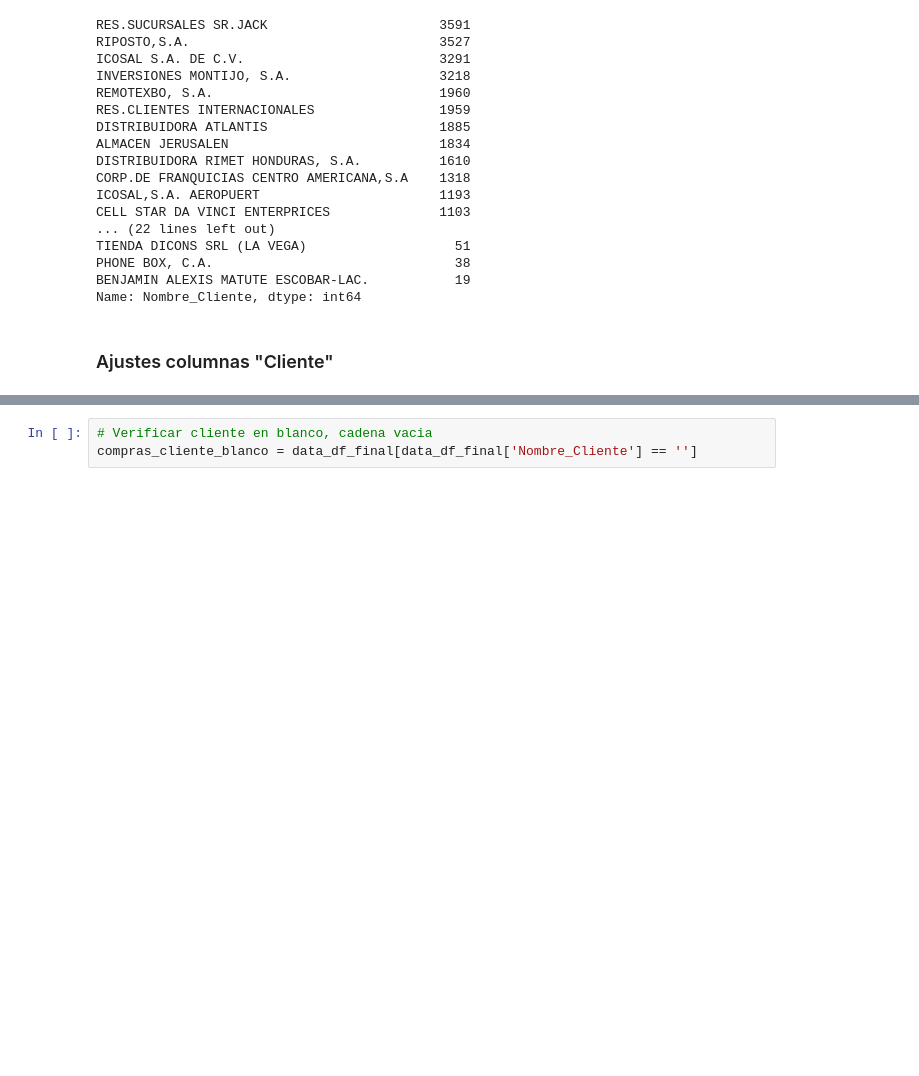
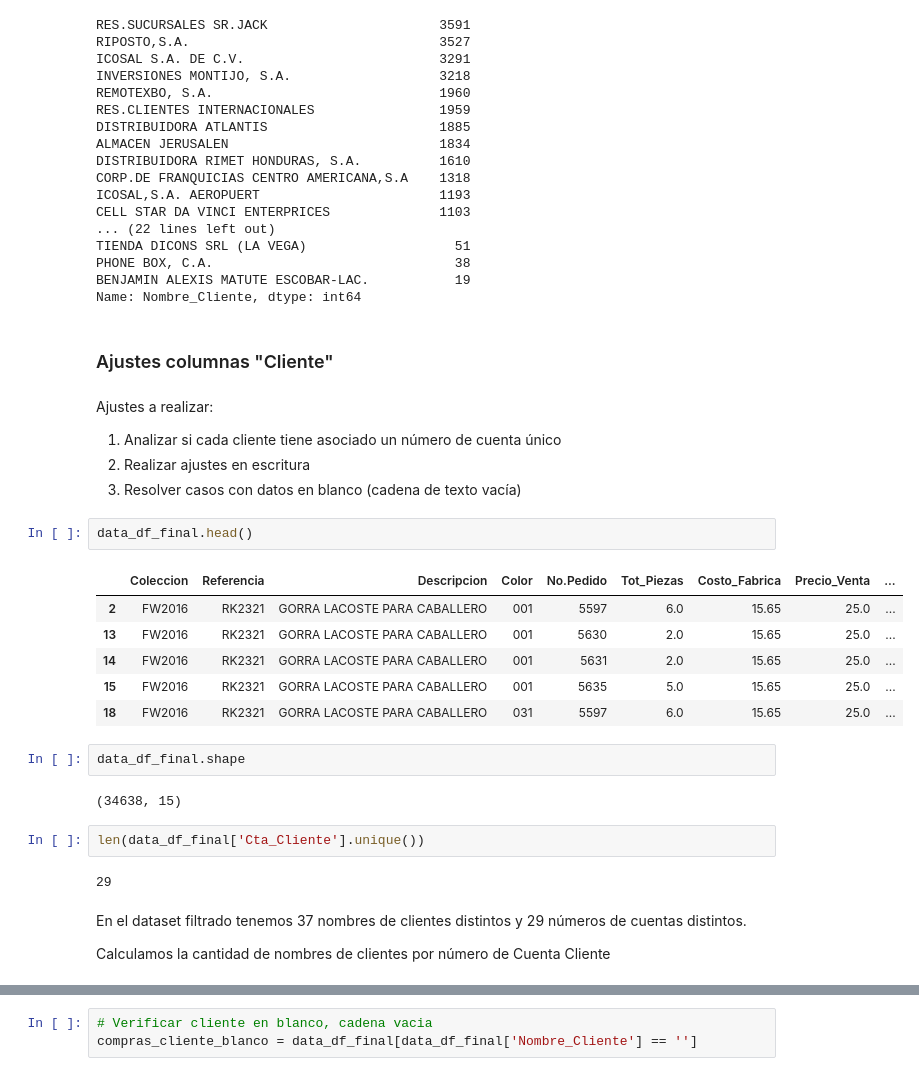
Before and after one commit to ThaylaLuzardo/Forecast_Compras, a Jupyter notebook: notebooks/Data analisis.ipynb, the cells around one changed output, grey strips where cells are left out. Cells and saved outputs as stored; diff of their text form; blank space fills up the shorter version.

Commit message:
analisis correspondencia entre cta cliente y nombre

```diff
--- a/notebooks/Data analisis.ipynb
+++ b/notebooks/Data analisis.ipynb
@@ -549,5 +549,31 @@ TIENDA DICONS SRL (LA VEGA)                   51
 PHONE BOX, C.A.                               38
 BENJAMIN ALEXIS MATUTE ESCOBAR-LAC.           19
 Name: Nombre_Cliente, dtype: int64
-# %% [markdown]
-### Ajustes columnas "Cliente"
+# %% [markdown]
+### Ajustes columnas "Cliente"
+# %% [markdown]
+Ajustes a realizar:
+1. Analizar si cada cliente tiene asociado un número de cuenta único
+2. Realizar ajustes en escritura
+3. Resolver casos con datos en blanco (cadena de texto vacía)
+# %%
+data_df_final.head()
+# %% [output]
+|  | Coleccion | Referencia | Descripcion | Color | No.Pedido | Tot_Piezas | Costo_Fabrica | Precio_Venta | ... |
+| 2 | FW2016 | RK2321 | GORRA LACOSTE PARA CABALLERO | 001 | 5597 | 6.0 | 15.65 | 25.0 | ... |
+| 13 | FW2016 | RK2321 | GORRA LACOSTE PARA CABALLERO | 001 | 5630 | 2.0 | 15.65 | 25.0 | ... |
+| 14 | FW2016 | RK2321 | GORRA LACOSTE PARA CABALLERO | 001 | 5631 | 2.0 | 15.65 | 25.0 | ... |
+| 15 | FW2016 | RK2321 | GORRA LACOSTE PARA CABALLERO | 001 | 5635 | 5.0 | 15.65 | 25.0 | ... |
+| 18 | FW2016 | RK2321 | GORRA LACOSTE PARA CABALLERO | 031 | 5597 | 6.0 | 15.65 | 25.0 | ... |
+# %%
+data_df_final.shape
+# %% [output]
+(34638, 15)
+# %%
+len(data_df_final['Cta_Cliente'].unique())
+# %% [output]
+29
+# %% [markdown]
+En el dataset filtrado tenemos 37 nombres de clientes distintos y 29 números de cuentas distintos.
+
+Calculamos la cantidad de nombres de clientes por número de Cuenta Cliente
```
Also changed, not shown: parts of 10 cells of this notebook.
